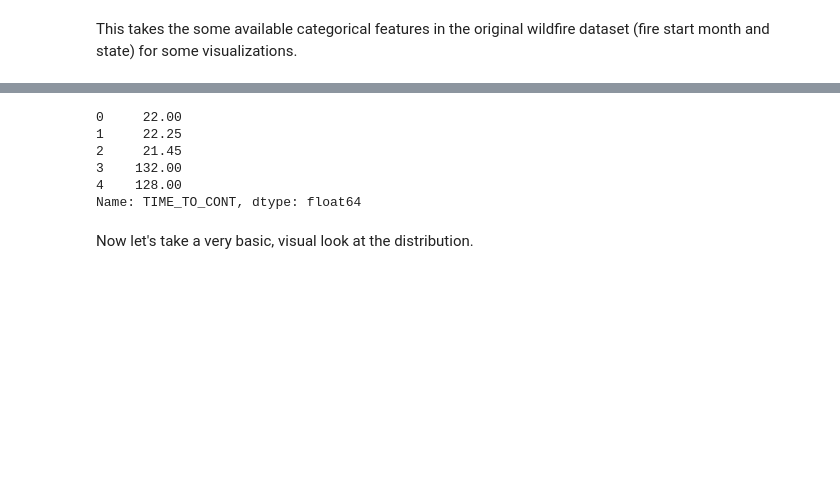
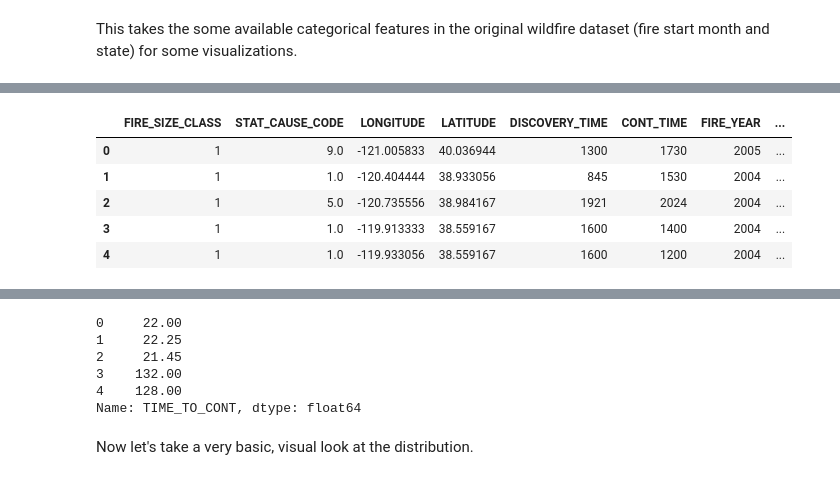
Before and after one commit to li-mc/wildfire_data, a Jupyter notebook: analysis_using_starting_features.ipynb, the cells around one changed output, grey strips where cells are left out. Drawn from its saved outputs; the diff is of its cells as text; code cells hidden in the pictures; blank space fills up the shorter version.

```diff
--- a/analysis_using_starting_features.ipynb
+++ b/analysis_using_starting_features.ipynb
@@ -17 +15,10 @@ X_1 = pd.read_pickle('final_dataset_1.pkl')
+# %%
+X_1.head()
+# %% [output]
+|  | FIRE_SIZE_CLASS | STAT_CAUSE_CODE | LONGITUDE | LATITUDE | DISCOVERY_TIME | CONT_TIME | FIRE_YEAR | ... |
+| 0 | 1 | 9.0 | -121.005833 | 40.036944 | 1300 | 1730 | 2005 | ... |
+| 1 | 1 | 1.0 | -120.404444 | 38.933056 | 845 | 1530 | 2004 | ... |
+| 2 | 1 | 5.0 | -120.735556 | 38.984167 | 1921 | 2024 | 2004 | ... |
+| 3 | 1 | 1.0 | -119.913333 | 38.559167 | 1600 | 1400 | 2004 | ... |
+| 4 | 1 | 1.0 | -119.933056 | 38.559167 | 1600 | 1200 | 2004 | ... |
 # %%
```
Also changed, not shown: parts of 5 cells of this notebook, 1 other file.
